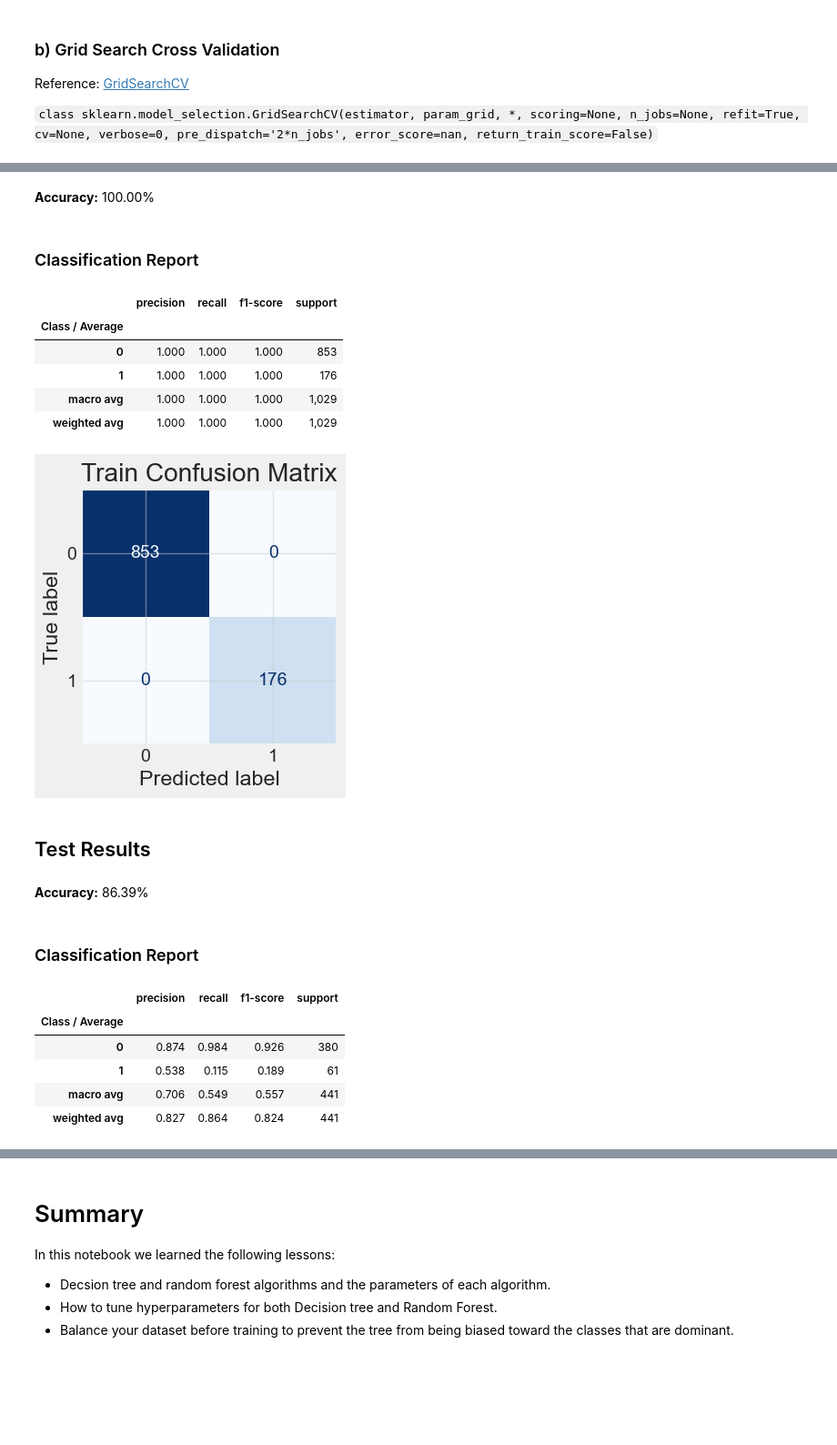
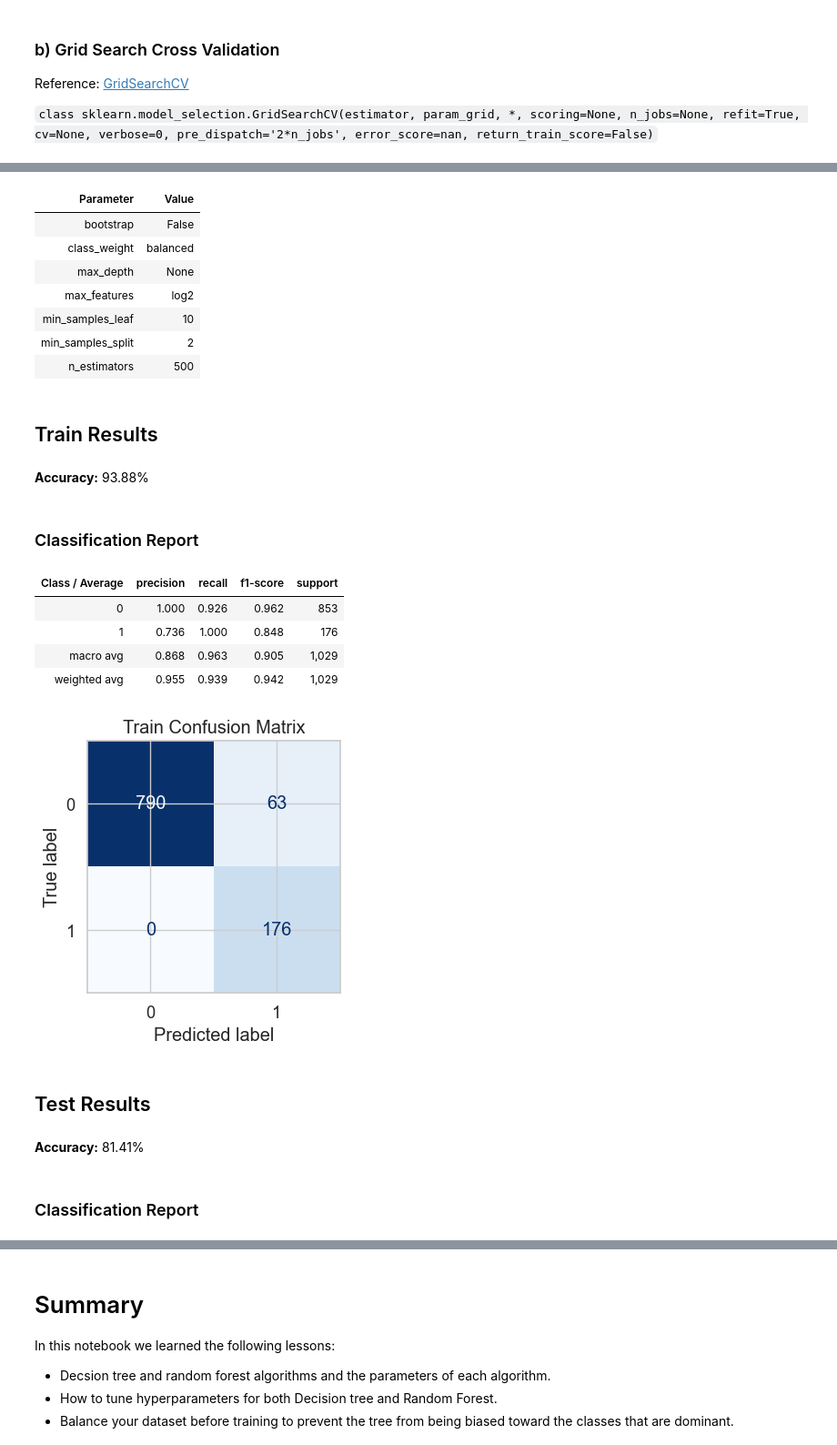
Before and after one commit to nirvana644/IATD-Machine-Learning-Algorithms, a Jupyter notebook: week_3_decision_tree_4_random-forest-for-beginners.ipynb, the cells around one changed output, grey strips where cells are left out. Shown at 91% size. Cells and saved outputs as stored; diff of their text form; code cells hidden in the pictures; blank space fills up the shorter version.

Commit message:
Extra readings decision trees — Fourth reading

```diff
--- a/week_3_decision_tree_4_random-forest-for-beginners.ipynb
+++ b/week_3_decision_tree_4_random-forest-for-beginners.ipynb
@@ -206,11 +547,14 @@ def print_score(clf, X_train, y_train, X_test, y_test, train=True):
 # %%
 from sklearn.tree import DecisionTreeClassifier
 
-tree_clf = DecisionTreeClassifier(random_state=42)
+tree_clf = DecisionTreeClassifier(random_state=random_state)
 tree_clf.fit(X_train, y_train)
 
-print_score(tree_clf, X_train, y_train, X_test, y_test, train=True)
-print_score(tree_clf, X_train, y_train, X_test, y_test, train=False)
+use_author_stype_output_bool=False
+print_score(tree_clf, X_train, y_train, X_test, y_test, train=True, use_author_stype_output_bool=use_author_stype_output_bool)
+print_score(tree_clf, X_train, y_train, X_test, y_test, train=False, use_author_stype_output_bool=use_author_stype_output_bool)
+
+models["Decision Tree"] = tree_clf
 # %% [output]
 ## Train Results
 **Accuracy:** 100.00%
@@ -389,6 +769,7 @@ A random forest is a meta estimator that fits a number of decision tree classifi
 ***
 - `oob_score`: Whether to use out-of-bag samples to estimate the generalization accuracy.
 # %%
+%%time
 from sklearn.ensemble import RandomForestClassifier
 
 rf_clf = RandomForestClassifier(n_estimators=100)
@@ -396,6 +777,8 @@ rf_clf.fit(X_train, y_train)
 
 print_score(rf_clf, X_train, y_train, X_test, y_test, train=True)
 print_score(rf_clf, X_train, y_train, X_test, y_test, train=False)
+
+models["Random Forest"] = rf_clf
 # %% [output]
 ## Train Results
 **Accuracy:** 100.00%
@@ -458,6 +841,8 @@ The `"auto"` → `"sqrt"` equivalence here applies specifically to **RandomFores
 
 Source: [scikit-learn RandomForestClassifier documentation](https://scikit-learn.org/stable/modules/generated/sklearn.ensemble.RandomForestClassifier.html).
 # %%
+%%time
+
 from sklearn.ensemble import RandomForestClassifier
 from sklearn.model_selection import RandomizedSearchCV
 
@@ -476,10 +861,11 @@ random_grid = {
     'max_depth': max_depth,
     'min_samples_split': min_samples_split,
     'min_samples_leaf': min_samples_leaf,
-    'bootstrap': bootstrap
+    'bootstrap': bootstrap,
+    "class_weight": [None, "balanced"] # Not present in the original author notebook
 }
 
-rf_clf = RandomForestClassifier(random_state=42)
+rf_clf = RandomForestClassifier(random_state=random_state)
 
 rf_cv = RandomizedSearchCV(
     estimator=rf_clf,
@@ -488,19 +874,22 @@ rf_cv = RandomizedSearchCV(
     n_iter=200,
     cv=5,
     verbose=1,
-    random_state=42,
+    random_state=random_state,
     n_jobs=-1, # -1 means using all processors.
     error_score="raise", # stop immediately on future fitting errors
 )
 
 rf_cv.fit(X_train, y_train)
 rf_best_params = rf_cv.best_params_
-print(f"Best paramters: {rf_best_params})")
+#print(f"Best parameters: {rf_best_params})")
+display_best_params(rf_cv)
 
-rf_clf = RandomForestClassifier(**rf_best_params)
+rf_clf = RandomForestClassifier(random_state=random_state, **rf_best_params) # Added the common random seed which is not part of best_params
 rf_clf.fit(X_train, y_train)
 
 print_score(rf_clf, X_train, y_train, X_test, y_test, train=True)
 print_score(rf_clf, X_train, y_train, X_test, y_test, train=False)
+
+models["Random Forest + Randomized Search"] = rf_clf
 # %% [output]
 Fitting 5 folds for each of 200 candidates, totalling 1000 fits
@@ -514,6 +931,8 @@ Reference: [GridSearchCV](https://scikit-learn.org/stable/modules/generated/skle
 
 `class sklearn.model_selection.GridSearchCV(estimator, param_grid, *, scoring=None, n_jobs=None, refit=True, cv=None, verbose=0, pre_dispatch='2*n_jobs', error_score=nan, return_train_score=False)`
 # %%
+%%time
+
 n_estimators = [100, 500, 1000, 1500]
 max_features =  ["sqrt", "log2"] # Deprecated: max_features = ['auto', 'sqrt']
 #max_features =  ["sqrt"] # Deprecated: max_features = ['auto', 'sqrt']
@@ -529,10 +948,11 @@ params_grid = {
     'max_depth': max_depth,
     'min_samples_split': min_samples_split,
     'min_samples_leaf': min_samples_leaf,
-    'bootstrap': bootstrap
+    'bootstrap': bootstrap,
+    "class_weight": [None, "balanced"] # Not present in the original author notebook
 }
 
-rf_clf = RandomForestClassifier(random_state=42)
+rf_clf = RandomForestClassifier(random_state=random_state)
 
 rf_cv = GridSearchCV(
     rf_clf,
@@ -547,11 +967,14 @@ rf_cv = GridSearchCV(
 
 rf_cv.fit(X_train, y_train)
 best_params = rf_cv.best_params_
-print(f"Best parameters: {best_params}")
+#print(f"Best parameters: {best_params}")
+display_best_params(rf_cv)
 
-rf_clf = RandomForestClassifier(**best_params)
+rf_clf = RandomForestClassifier(random_state=random_state, **best_params) # Added the common random seed which is not part of best_params
 rf_clf.fit(X_train, y_train)
 
 print_score(rf_clf, X_train, y_train, X_test, y_test, train=True)
 print_score(rf_clf, X_train, y_train, X_test, y_test, train=False)
+
+models["Random Forest + Grid Search"] = rf_clf
 # %% [output]
@@ -561,18 +983,20 @@ Best parameters: {'bootstrap': False, 'max_depth': None, 'max_features': 'log2',
+| Parameter | Value |
+| bootstrap | False |
+| class_weight | balanced |
+| max_depth | None |
+| max_features | log2 |
+| min_samples_leaf | 10 |
+| min_samples_split | 2 |
+| n_estimators | 500 |
-**Accuracy:** 100.00%
+## Train Results
-### Classification Report
+**Accuracy:** 93.88%
-|  | precision | recall | f1-score | support |
-| Class / Average |  |  |  |  |
-| 0 | 1.000 | 1.000 | 1.000 | 853 |
-| 1 | 1.000 | 1.000 | 1.000 | 176 |
-| macro avg | 1.000 | 1.000 | 1.000 | 1,029 |
-| weighted avg | 1.000 | 1.000 | 1.000 | 1,029 |
+### Classification Report
+| Class / Average | precision | recall | f1-score | support |
+| 0 | 1.000 | 0.926 | 0.962 | 853 |
+| 1 | 0.736 | 1.000 | 0.848 | 176 |
+| macro avg | 0.868 | 0.963 | 0.905 | 1,029 |
+| weighted avg | 0.955 | 0.939 | 0.942 | 1,029 |
-[figure, old version]
+[figure, new version]
-## Test Results
-**Accuracy:** 86.39%
+## Test Results
-### Classification Report
+**Accuracy:** 81.41%
-|  | precision | recall | f1-score | support |
-| Class / Average |  |  |  |  |
-| 0 | 0.874 | 0.984 | 0.926 | 380 |
-| 1 | 0.538 | 0.115 | 0.189 | 61 |
-| macro avg | 0.706 | 0.549 | 0.557 | 441 |
-| weighted avg | 0.827 | 0.864 | 0.824 | 441 |
+### Classification Report
```
Also changed, not shown: parts of 21 cells of this notebook, 3 other files.
